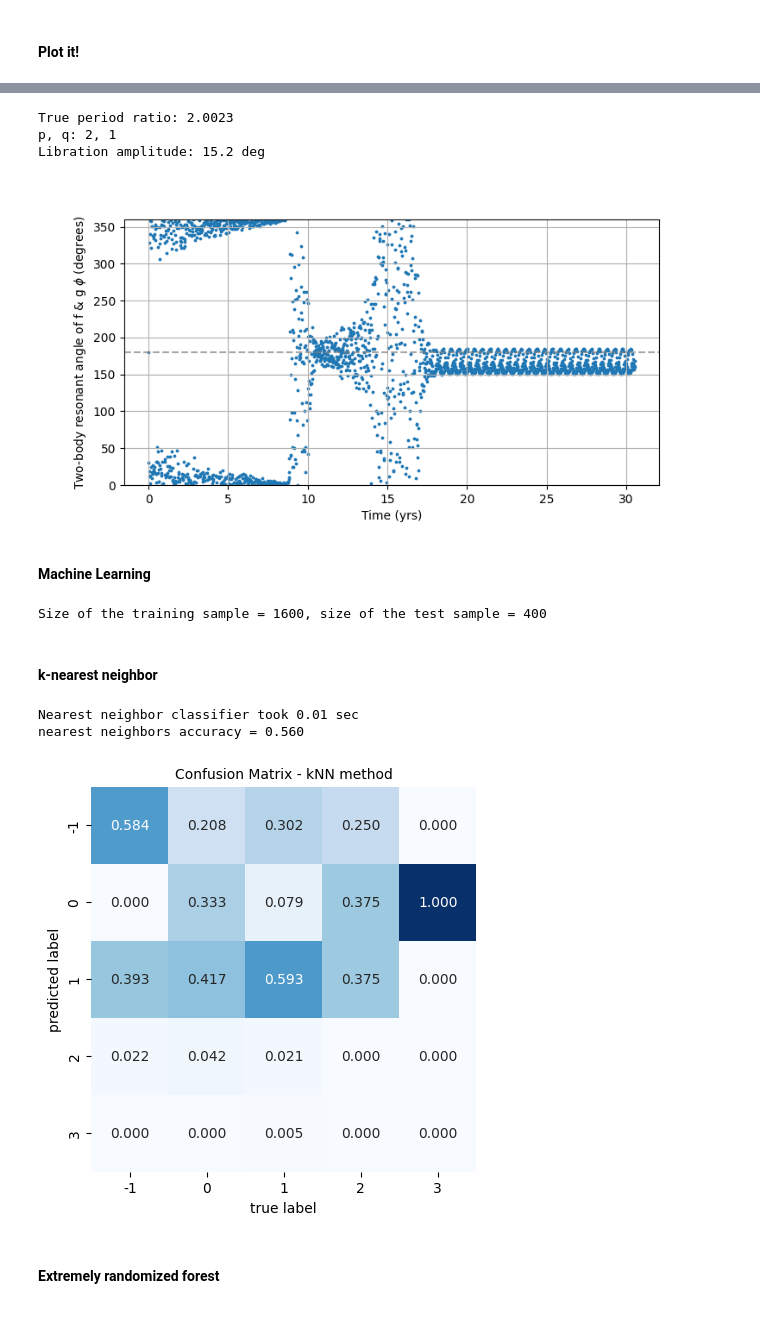
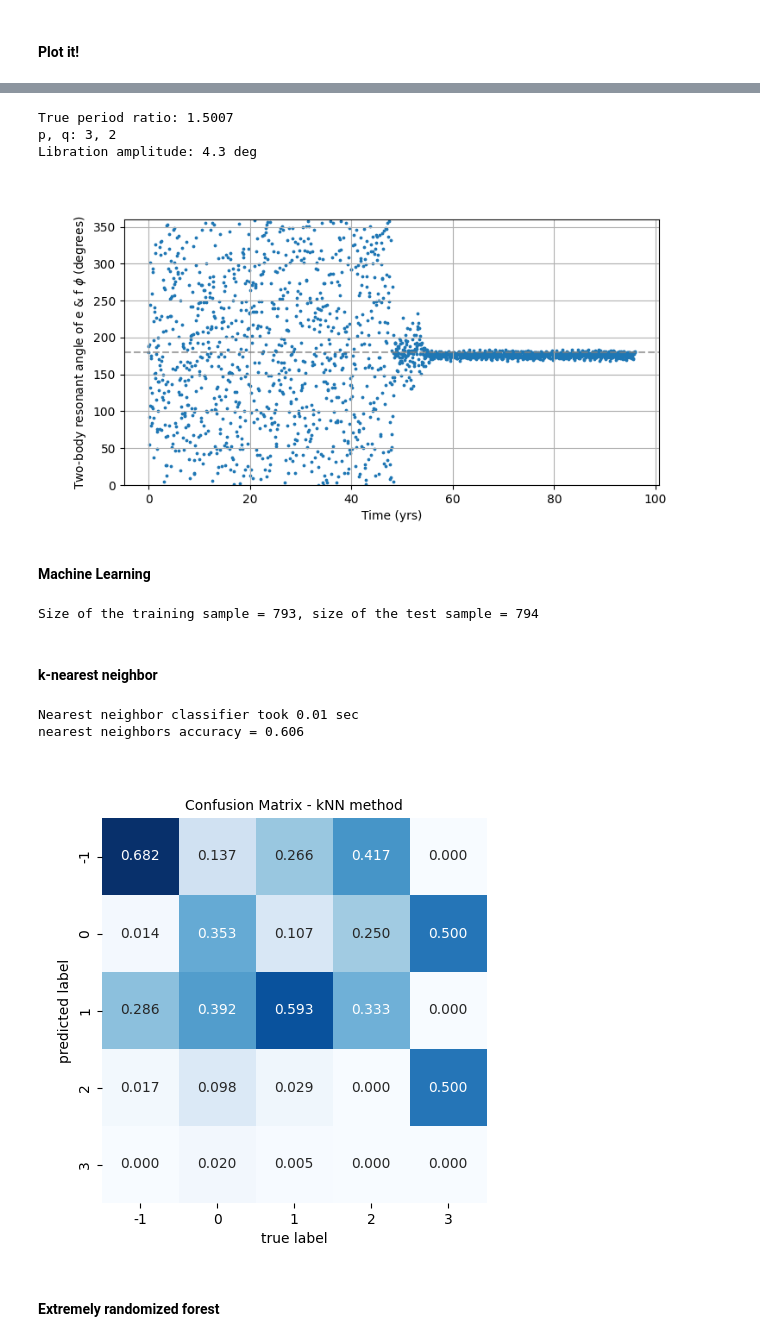
Before and after one commit to dchen10Git/uchi-exoplanets-2025, a Jupyter notebook: trappist1_keller.ipynb, the cells around one changed output, grey strips where cells are left out. Drawn from its saved outputs; the diff is of its cells as text; code cells hidden in the pictures.

```diff
--- a/trappist1_keller.ipynb
+++ b/trappist1_keller.ipynb
@@ -199,11 +199,11 @@ t1.plot_trappist1(saved_sim)
 # %%
-mmr_id.plot_libration(m_star, planets['f'], planets['g'])
+mmr_id.plot_libration(m_star, planets['e'], planets['f'])
 # mmr_id.plot_libration(m_star, planets['b'], planets['c'], planets['d'])
 # %% [output]
-True period ratio: 2.0023
-p, q: 2, 1
-Libration amplitude: 15.2 deg
+True period ratio: 1.5007
+p, q: 3, 2
+Libration amplitude: 4.3 deg
-[figure, old version]
+[figure, new version]
 # %% [markdown]
 #### Machine Learning
 # %%
@@ -231,12 +231,13 @@ def conf_matrix(y_test, y_pred, class_names=None):
     for i in range(len(class_names)):
         conf_mat[i,:] /= float(np.sum(conf_mat[i,:]))
 
+    conf_mat = np.nan_to_num(conf_mat) # to prevent missing squares
+
     return conf_mat
 
 def plot_confusion_matrix(y_test, ypred, class_names = ['-1', '0', '1', '2', '3'],
                           title=None, figsize=(5,5)):
     conf_mat = conf_matrix(y_test, ypred, class_names=class_names)
-
     plt.figure(figsize = figsize)
     if title is not None:
         plt.title(title, fontsize=10)
@@ -253,32 +254,31 @@ X_ft = np.hstack([
     outcome_df[["Sigma_1au", "K_factor"]].to_numpy()
 ])
 # %%
-X_train, X_test, y_train, y_test = train_test_split(X_ft, scores, train_size = 0.80, random_state = 41, stratify=scores)
+X_train, X_test, y_train, y_test = train_test_split(X_ft, scores, train_size = 0.5, random_state = 41, stratify=scores)
 print(f'Size of the training sample = {y_train.size:d}, size of the test sample = {y_test.size:d}')
 # %% [output]
-Size of the training sample = 1600, size of the test sample = 400
+Size of the training sample = 793, size of the test sample = 794
 # %% [markdown]
 #### k-nearest neighbor
 # %%
 tstart = default_timer()
 # define classifier object
-knn = KNeighborsClassifier(n_neighbors=5, weights='distance')
+knn = KNeighborsClassifier(n_neighbors=20, weights='distance')
 # train classifier using the training data
 knn.fit(X_train, y_train)
 
 # predict classes for test data
 ypred_knn = knn.predict(X_test)
 print("Nearest neighbor classifier took %.2f sec"%(default_timer()-tstart))
 
 # estimate classification accuracy of test data using correct answers for it
 acc_knn = accuracy_score(y_test, ypred_knn)
 print(f"nearest neighbors accuracy = {acc_knn:.3f}")
-
 plot_confusion_matrix(y_test, ypred_knn, title='Confusion Matrix - kNN method')
 # %% [output]
 Nearest neighbor classifier took 0.01 sec
-nearest neighbors accuracy = 0.560
+nearest neighbors accuracy = 0.606
-[figure, old version]
+[figure, new version]
 # %% [markdown]
 #### Extremely randomized forest
 # %%
```
Also changed, not shown: parts of 7 cells of this notebook, 1 other file.
